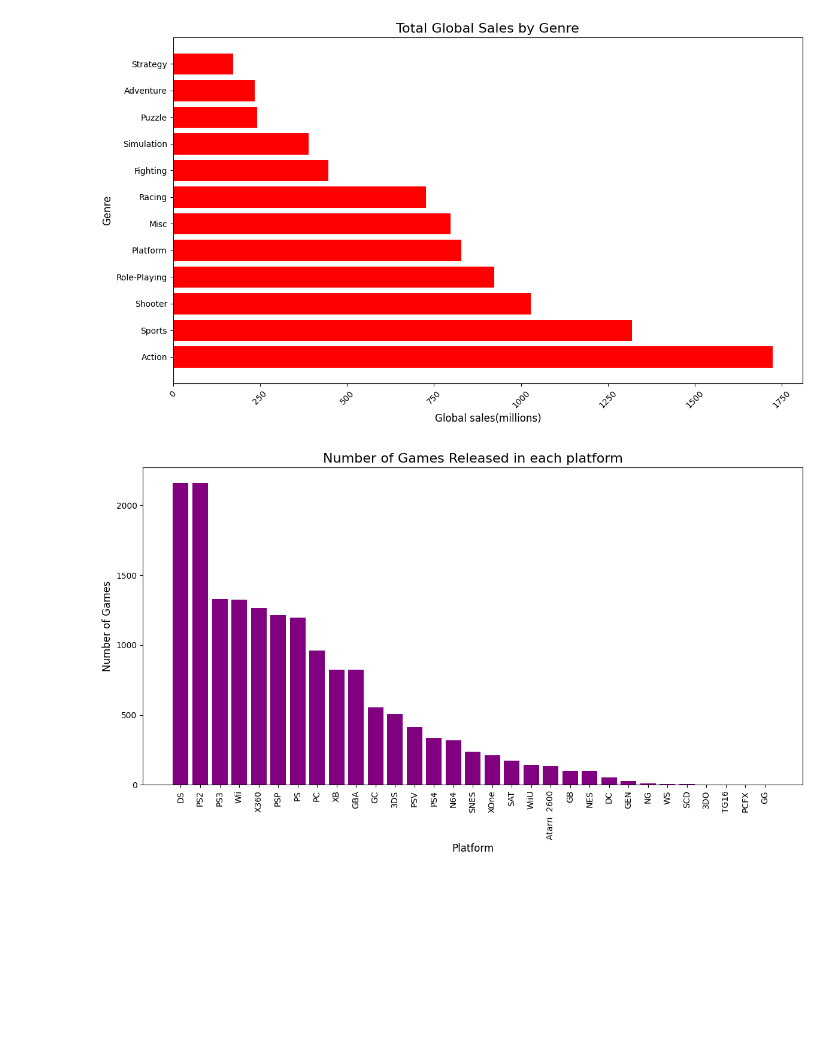
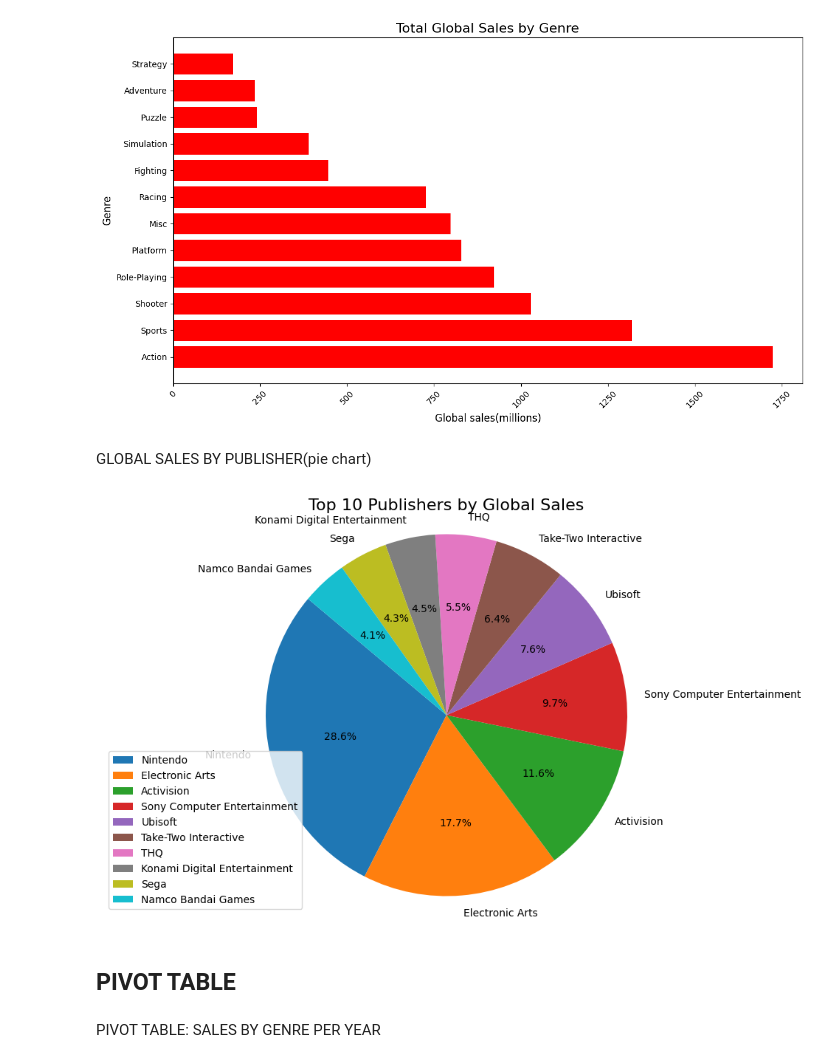
Before and after one commit to YashBothra27/PythonProject, a Jupyter notebook: videogame.ipynb, the cells around one changed output. Cells and saved outputs as stored; diff of their text form; code cells hidden in the pictures; blank space fills up the shorter version.

```diff
--- a/videogame.ipynb
+++ b/videogame.ipynb
@@ -262,16 +283,20 @@ plt.tight_layout()
 plt.show()
 # %% [output]
 [figure]
-# %%
-platform_games = data['Platform'].value_counts()
-
-plt.figure(figsize=(12, 7))
-plt.bar(platform_games.index, platform_games.values, color='purple')
-plt.xlabel('Platform', fontsize=12)
-plt.ylabel('Number of Games', fontsize=12)
-plt.title('Number of Games Released in each platform', fontsize=16)
-plt.xticks(rotation=90)
-plt.tight_layout()
-plt.show()
-# %% [output]
-[figure, removed]
+# %% [markdown]
+GLOBAL SALES BY PUBLISHER(pie chart)
+# %%
+
+top_publishers = df.groupby('Publisher')['Global_Sales(mil)'].sum().sort_values(ascending=False).head(10)
+plt.figure(figsize=(12,7))
+plt.pie(top_publishers, labels=top_publishers.index, autopct='%1.1f%%', startangle=140)
+plt.axis('equal')
+plt.title('Top 10 Publishers by Global Sales', fontsize=16)
+plt.legend(top_publishers.index, loc='lower left')
+plt.show()
+# %% [output]
+[figure, added]
+# %% [markdown]
+## PIVOT TABLE
+# %% [markdown]
+PIVOT TABLE: SALES BY GENRE PER YEAR
```
Also changed, not shown: parts of 13 cells of this notebook.
